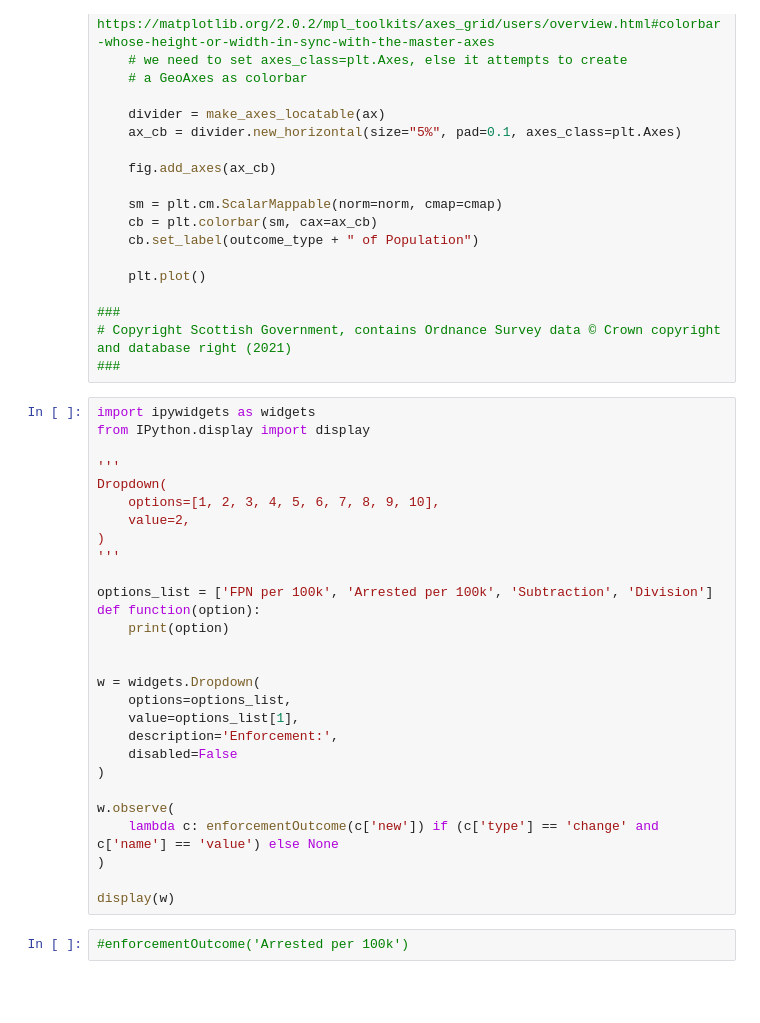
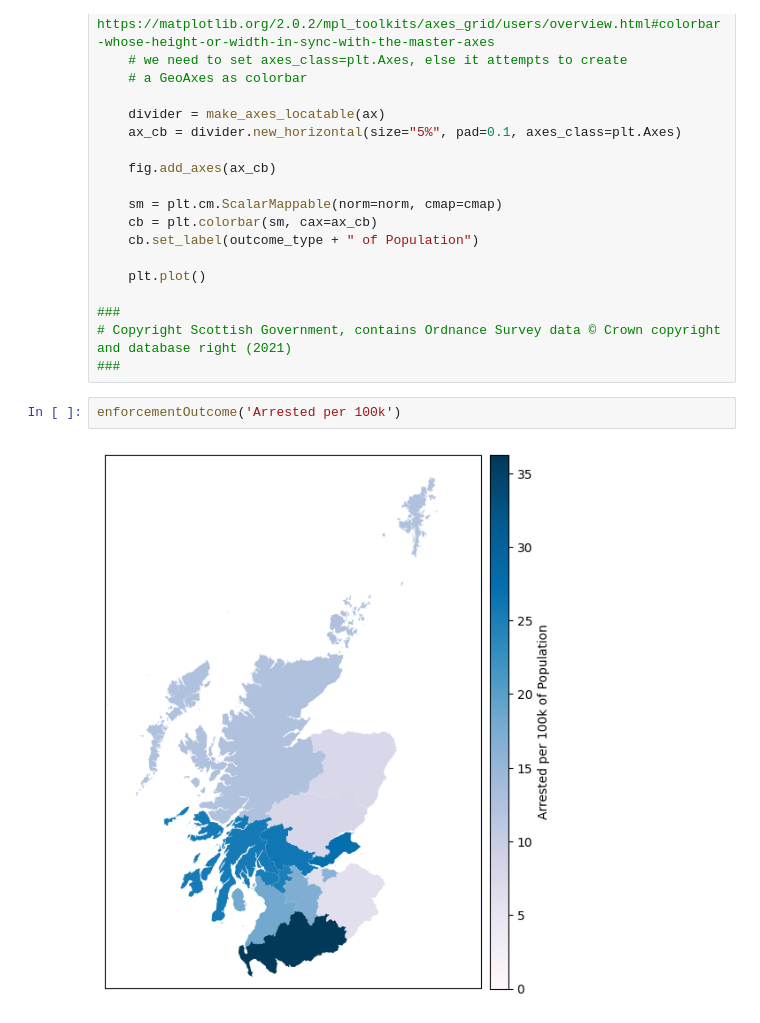
Before and after one commit to groegercesg/CovidEnforcementScotland, a Jupyter notebook: map.ipynb, the cells around one changed output. Saved outputs shown, nothing was run; the diff lists cells and outputs as text; blank space fills up the shorter version.

```diff
--- a/map.ipynb
+++ b/map.ipynb
@@ -154,33 +149,7 @@ def enforcementOutcome(outcome_type):
 ###
 # Copyright Scottish Government, contains Ordnance Survey data © Crown copyright and database right (2021)
 ###
-# %%
-import ipywidgets as widgets
-from IPython.display import display
-
-'''
-Dropdown(
-    options=[1, 2, 3, 4, 5, 6, 7, 8, 9, 10],
-    value=2,
-)
-'''
-
-options_list = ['FPN per 100k', 'Arrested per 100k', 'Subtraction', 'Division']
-def function(option):
-    print(option)
-
-
-w = widgets.Dropdown(
-    options=options_list,
-    value=options_list[1],
-    description='Enforcement:',
-    disabled=False
-)
-
-w.observe(
-    lambda c: enforcementOutcome(c['new']) if (c['type'] == 'change' and c['name'] == 'value') else None
-)
-
-display(w)
 # %%
-#enforcementOutcome('Arrested per 100k')
+enforcementOutcome('Arrested per 100k')
+# %% [output]
+[figure, added]
```
Also changed, not shown: parts of 2 cells of this notebook.
